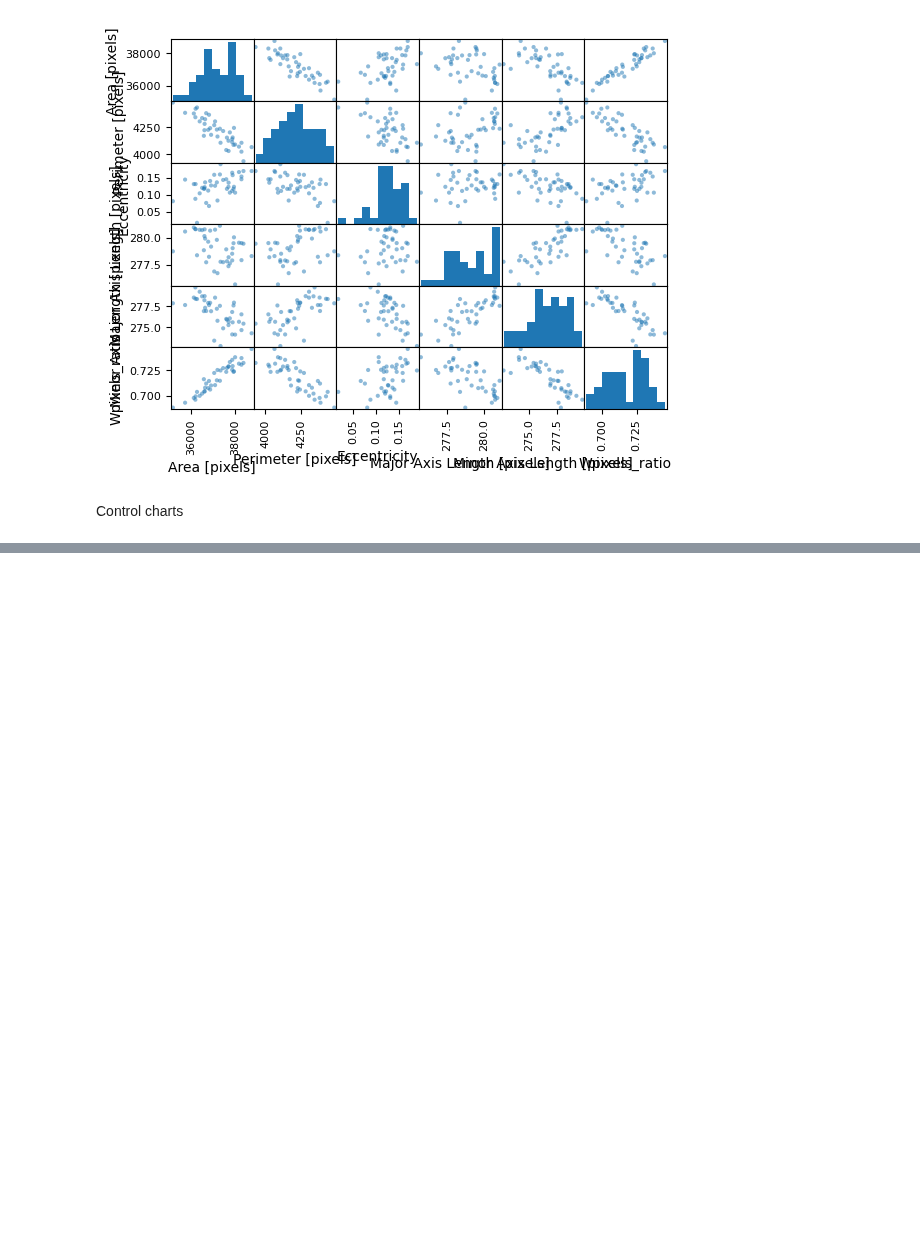
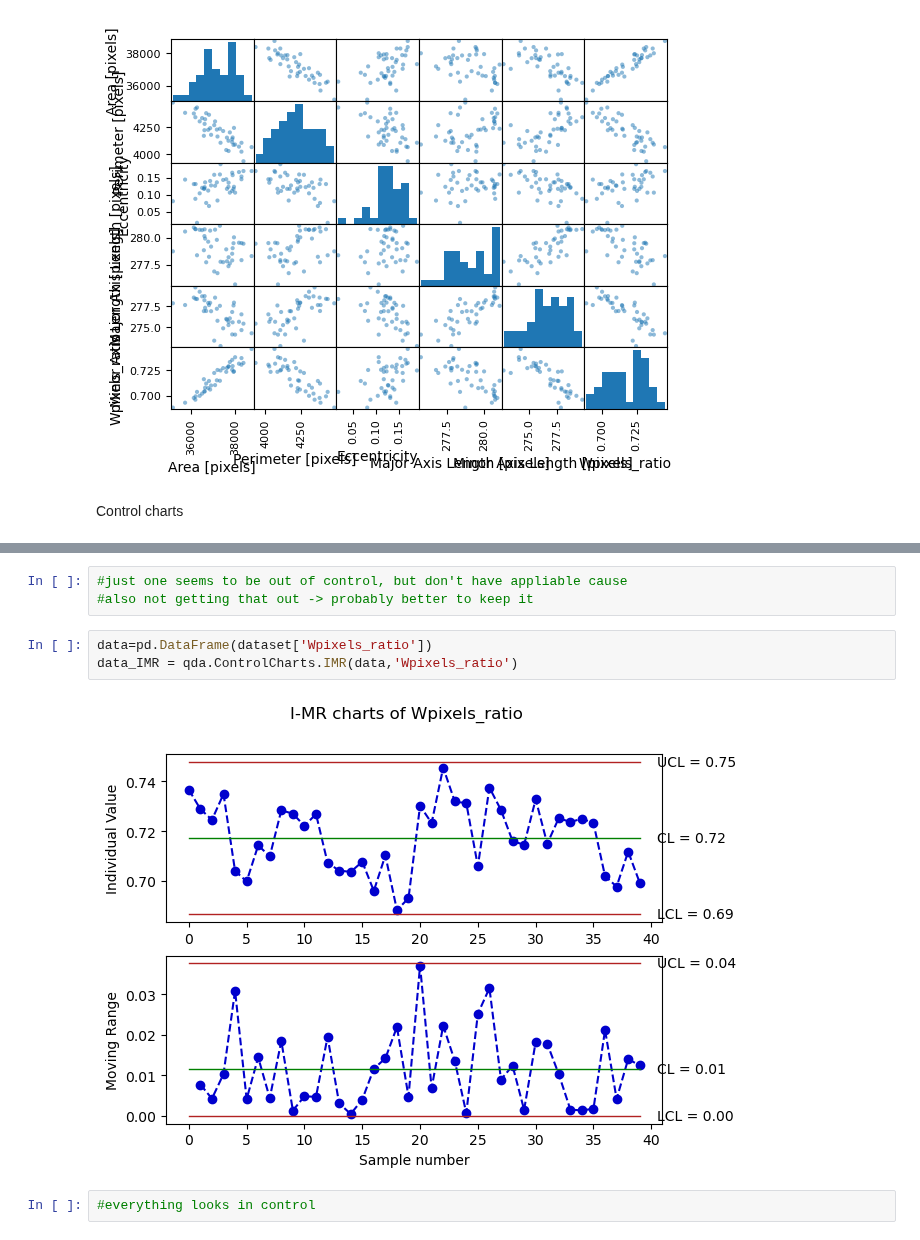
Before and after one commit to abylai11/qda-project, a Jupyter notebook: Python code/Control charts.ipynb, the cells around one changed output, grey strips where cells are left out. Cells and saved outputs as stored; diff of their text form; blank space fills up the shorter version.

```diff
--- a/Python code/Control charts.ipynb
+++ b/Python code/Control charts.ipynb
@@ -63,0 +75,10 @@ Control charts
+# %%
+#just one seems to be out of control, but don't have appliable cause
+#also not getting that out -> probably better to keep it
+# %%
+data=pd.DataFrame(dataset['Wpixels_ratio'])
+data_IMR = qda.ControlCharts.IMR(data,'Wpixels_ratio')
+# %% [output]
+[figure, added]
+# %%
+#everything looks in control
```
Also changed, not shown: parts of 4 cells of this notebook.
